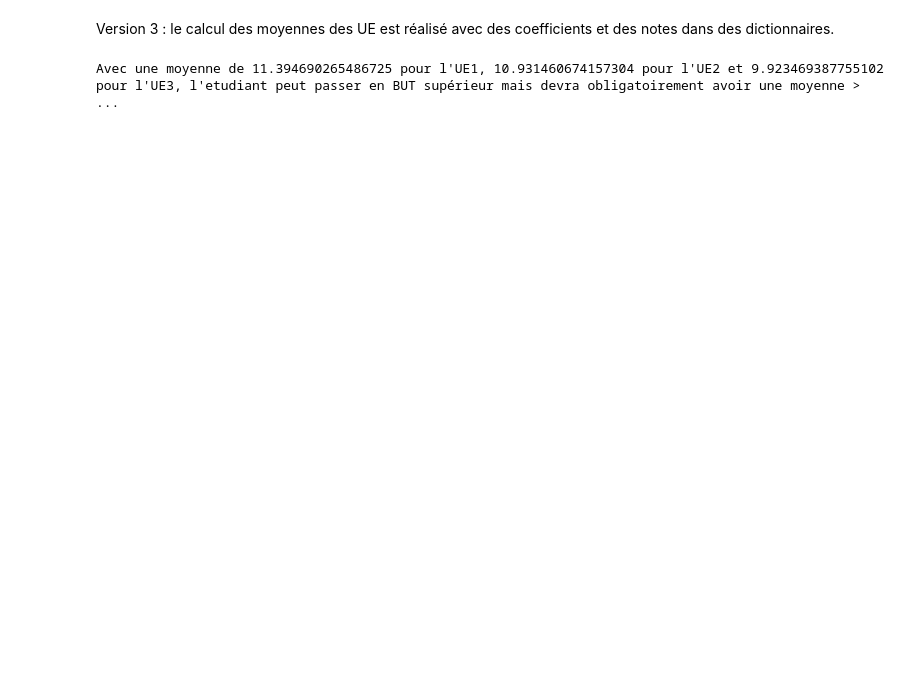
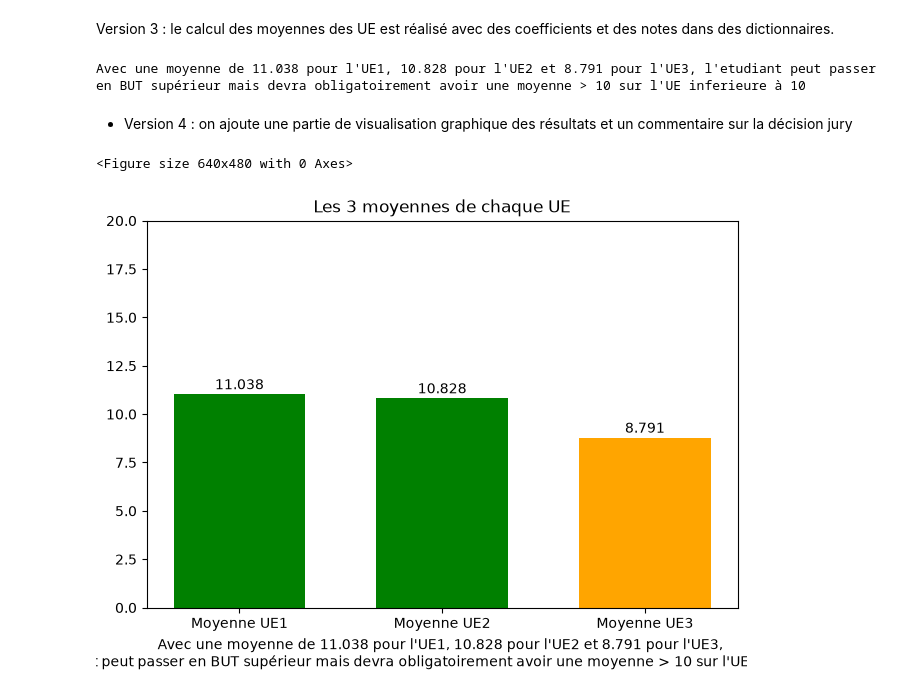
Before and after one commit to Guilmot/TP-Notations-moyenne-grA, a Jupyter notebook: ScriptMoyenneUE.ipynb, the cells around one changed output. Saved outputs shown, nothing was run; the diff lists cells and outputs as text; code cells hidden in the pictures; blank space fills up the shorter version.

Commit message:
Ajout de la version 4 avec 3 captures de la représentation graphique

```diff
--- a/ScriptMoyenneUE.ipynb
+++ b/ScriptMoyenneUE.ipynb
@@ -195,8 +286,8 @@ Version 3 : le calcul des moyennes des UE est réalisé avec des coefficients et
 
 ## creation d'un dictionnaire regroupant la liste des notes dans les ressources et dans les sae
 dictNote = {
-    "Ressource" : [10,11.7,12,13.8,14,10.6,19,4,5,7,16,8,11,13,12.5],
-    "SAE" : [11,13,8,7,6,14]
+    "Ressource" : [10,11.7,18,13.9,17,13.6,19,4,15,7,16,8,11,13,12.5],
+    "SAE" : [11,13,10,9,0,0]
 }
 
 ## creation d'un dictionnaire regroupant la liste des coefs pour les ressources et sae de chaque UE
@@ -246,9 +337,9 @@ for i in range(0,len(dictNote["SAE"])):
     sommeCoefUE3 += dictCoef["UE3"]["CoefSAE"][i]
 
 # on crée les trois moyenne
-moyenneUE1 = sommeNoteUE1/sommeCoefUE1
-moyenneUE2 = sommeNoteUE2/sommeCoefUE2
-moyenneUE3 = sommeNoteUE3/sommeCoefUE3
+moyenneUE1 = round(sommeNoteUE1/sommeCoefUE1,3)
+moyenneUE2 = round(sommeNoteUE2/sommeCoefUE2,3)
+moyenneUE3 = round(sommeNoteUE3/sommeCoefUE3,3)
 
 ## on verifie le passage du candidat
 compteurMoyenneDefaillante = 0
@@ -273,4 +364,4 @@ if compteurMoyenne8_10 > 1:
 if compteurMoyenneDefaillante == 0 and compteurMoyenne8_10 == 0:
     print("Avec une moyenne de {0} pour l'UE1, {1} pour l'UE2 et {2} pour l'UE3, l'etudiant peut passer en BUT supérieur".format(moyenneUE1,moyenneUE2,moyenneUE3))
 # %% [output]
-Avec une moyenne de 11.394690265486725 pour l'UE1, 10.931460674157304 pour l'UE2 et 9.923469387755102 pour l'UE3, l'etudiant peut passer en BUT supérieur mais devra obligatoirement avoir une moyenne > ...
+Avec une moyenne de 11.038 pour l'UE1, 10.828 pour l'UE2 et 8.791 pour l'UE3, l'etudiant peut passer en BUT supérieur mais devra obligatoirement avoir une moyenne > 10 sur l'UE inferieure à 10
@@ -276,0 +389,41 @@ Avec une moyenne de 11.394690265486725 pour l'UE1, 10.931460674157304 pour l'UE2
+# %% [markdown]
+* Version 4  : on ajoute une partie de visualisation graphique des résultats et un commentaire sur la décision jury
+# %%
+# on importe le module pyplot du package
+
+import matplotlib.pyplot as plt
+# numpy permet aussi de disposer de fonctionnalités mathématiques
+## on peut directement utiliser les moyennes des trois UE du programme de la version 3
+## utilisations de plt.bar : plt.bar(x , hauteur , largeur = 0.8 , bas = None , * , alignement = ' centre' , données = None , ** kwargs)
+
+## la liste des moyennes pour l'histogramme
+listeMoyenne = [moyenneUE1,moyenneUE2,moyenneUE3]
+commentaireJury = juryDecision(listeMoyenne) ## utilisation de la fonction
+
+## on remplie une liste avec les couleurs correspondantes aux 3 moyennes
+couleurBar = []
+for moy in listeMoyenne:
+    if moy < 8:
+        couleurBar.append("Red")
+    if moy > 8 and moy < 10:
+        couleurBar.append("Orange")
+    if moy > 10:
+        couleurBar.append("Green")
+
+## configuration de l'histogramme
+plt.figure()
+fig, ax = plt.subplots(layout='constrained')
+ax.set_title('Les 3 moyennes de chaque UE') ## on définie un titre
+ax.set_ylim(0, 20) ## on définie l'amplitude
+plt.xlabel(commentaireJury)
+
+## ajout des bars correspondant aux moyennes de l'utilisateurs
+for i in range(len(listeMoyenne)):
+    plt.bar(f"Moyenne UE{i+1}",listeMoyenne[i],0.65,color=couleurBar[i])
+    plt.text(i, listeMoyenne[i] + 0.25, str(listeMoyenne[i]), ha='center')
+
+plt.savefig("mon_schema3.jpg") ## on sauvegarde une image jpg de l'histogramme
+plt.show()
+# %% [output]
+<Figure size 640x480 with 0 Axes>
+[figure, added]
```
Also changed, not shown: parts of 5 cells of this notebook, 3 other files.
